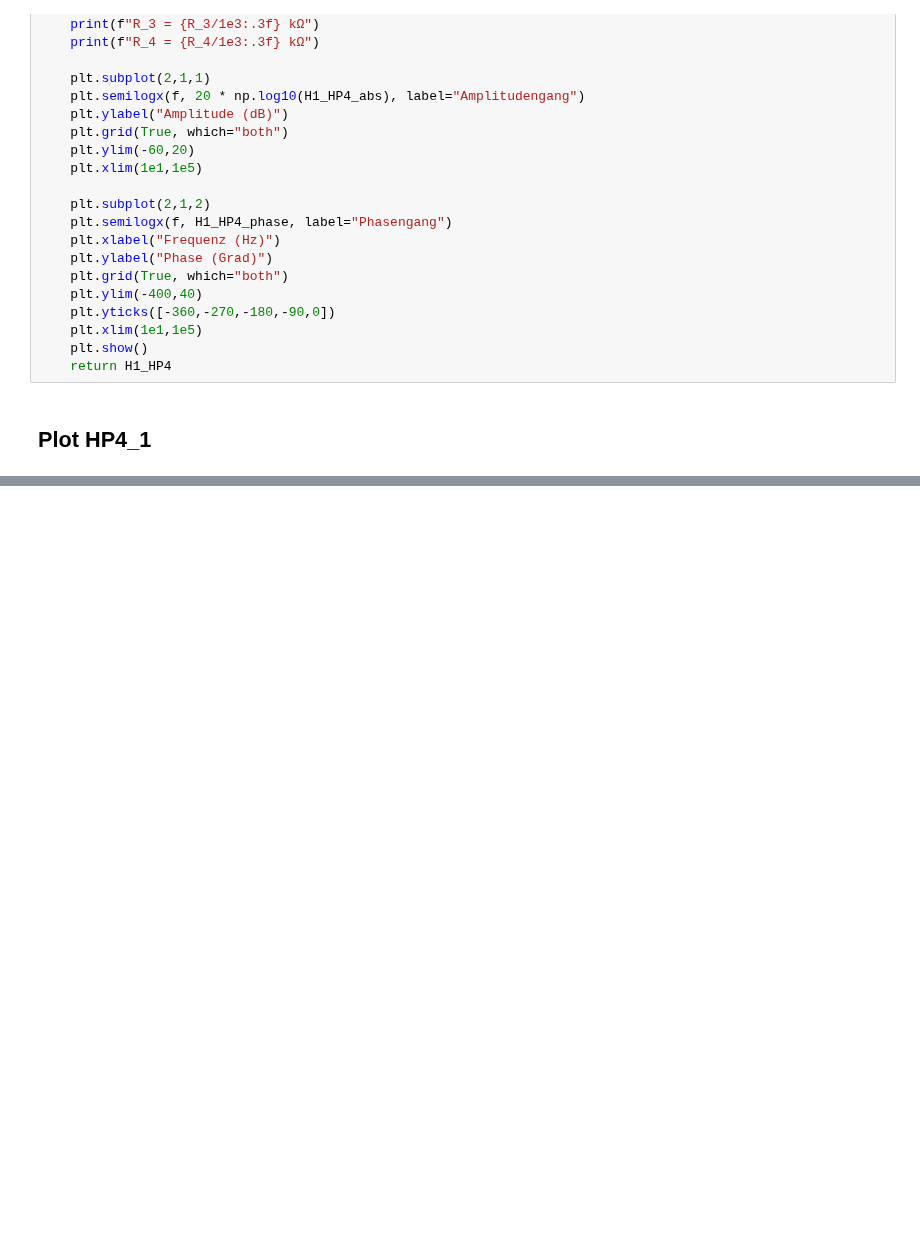
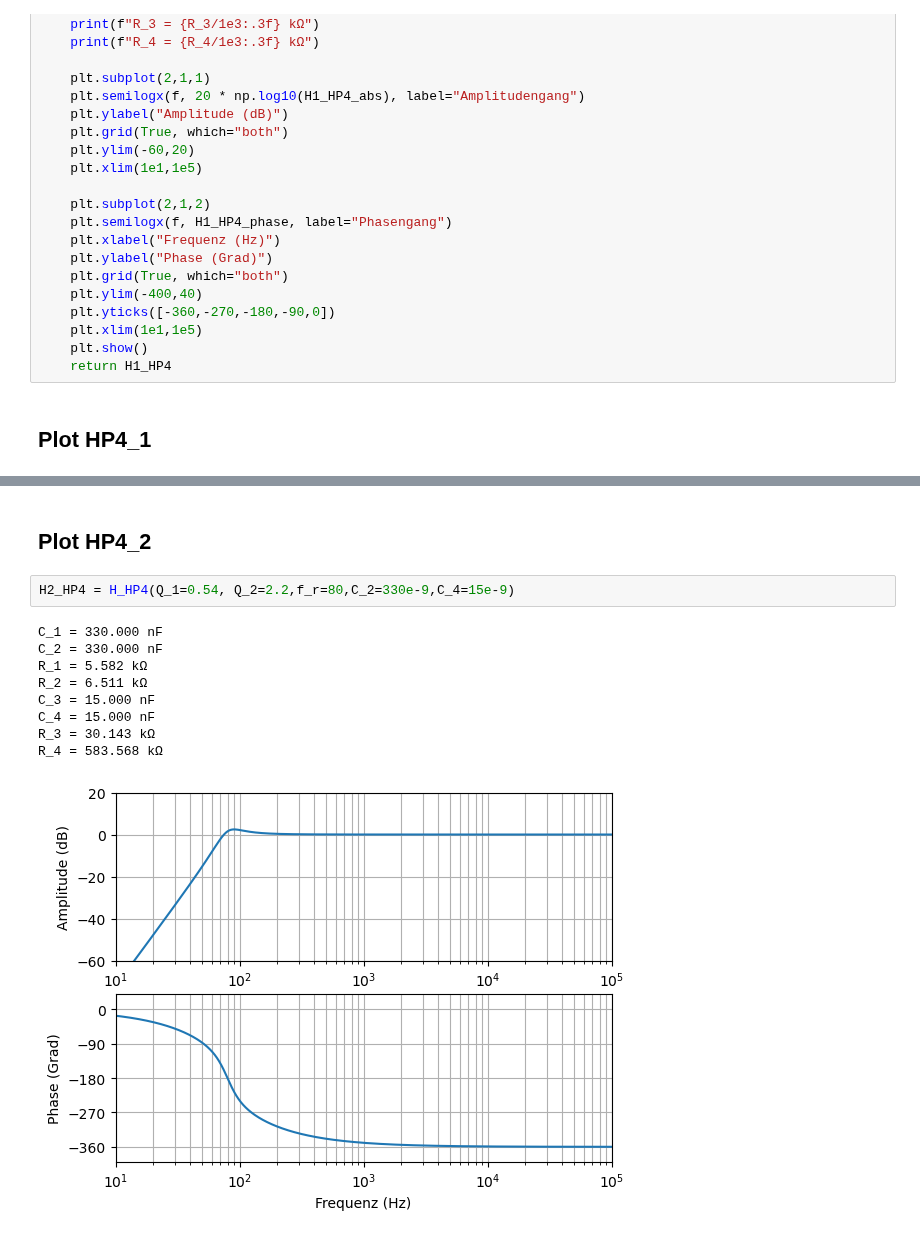
Before and after one commit to dkorschu/DiKo_PreAmp, a Jupyter notebook: Notebook/Aktive_Filter.ipynb, the cells around one changed output, grey strips where cells are left out. Saved outputs shown, nothing was run; the diff lists cells and outputs as text; blank space fills up the shorter version.

```diff
--- a/Notebook/Aktive_Filter.ipynb
+++ b/Notebook/Aktive_Filter.ipynb
@@ -181,0 +186,14 @@ plt.show()
+# %% [markdown]
+## Plot HP4_2
+# %%
+H2_HP4 = H_HP4(Q_1=0.54, Q_2=2.2,f_r=80,C_2=330e-9,C_4=15e-9)
+# %% [output]
+C_1 = 330.000 nF
+C_2 = 330.000 nF
+R_1 = 5.582 kΩ
+R_2 = 6.511 kΩ
+C_3 = 15.000 nF
+C_4 = 15.000 nF
+R_3 = 30.143 kΩ
+R_4 = 583.568 kΩ
+[figure, added]
```
Also changed, not shown: parts of 33 cells of this notebook, 16 other files.
